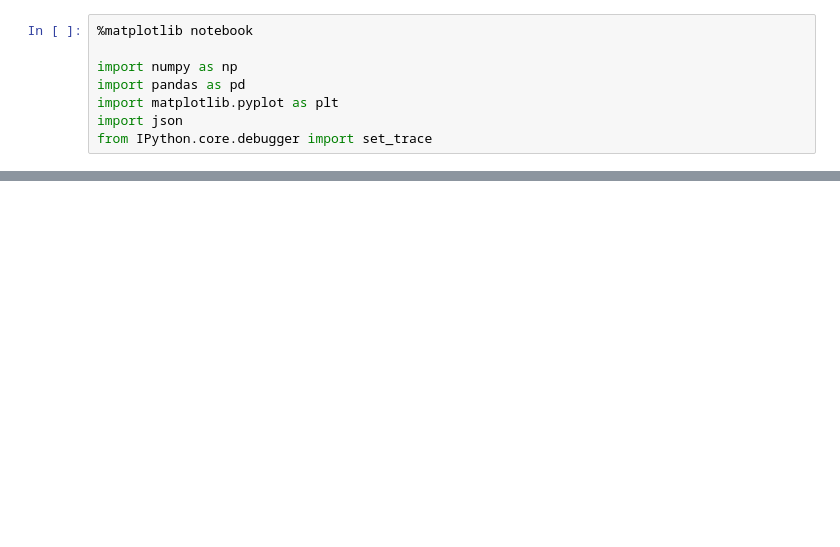
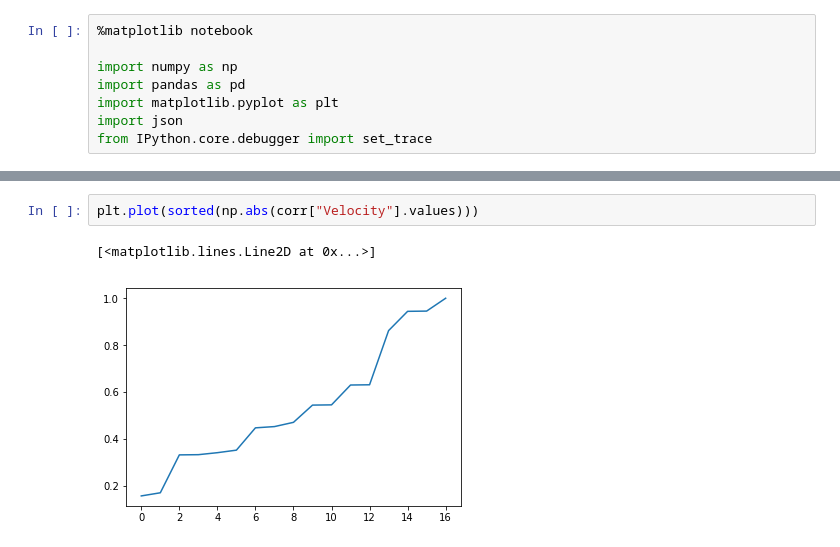
Before and after one commit to youhs4554/gaitanalysis, a Jupyter notebook: Regression experiments.ipynb, the cells around one changed output, grey strips where cells are left out. Saved outputs shown, nothing was run; the diff lists cells and outputs as text; blank space fills up the shorter version.

```diff
--- a/Regression experiments.ipynb
+++ b/Regression experiments.ipynb
@@ -85,0 +114,5 @@ RMSLE :  0.18039186475232047
+# %%
+plt.plot(sorted(np.abs(corr["Velocity"].values)))
+# %% [output]
+[<matplotlib.lines.Line2D at 0x...>]
+[figure, added]
```
Also changed, not shown: parts of 21 cells of this notebook, 9 other files.
